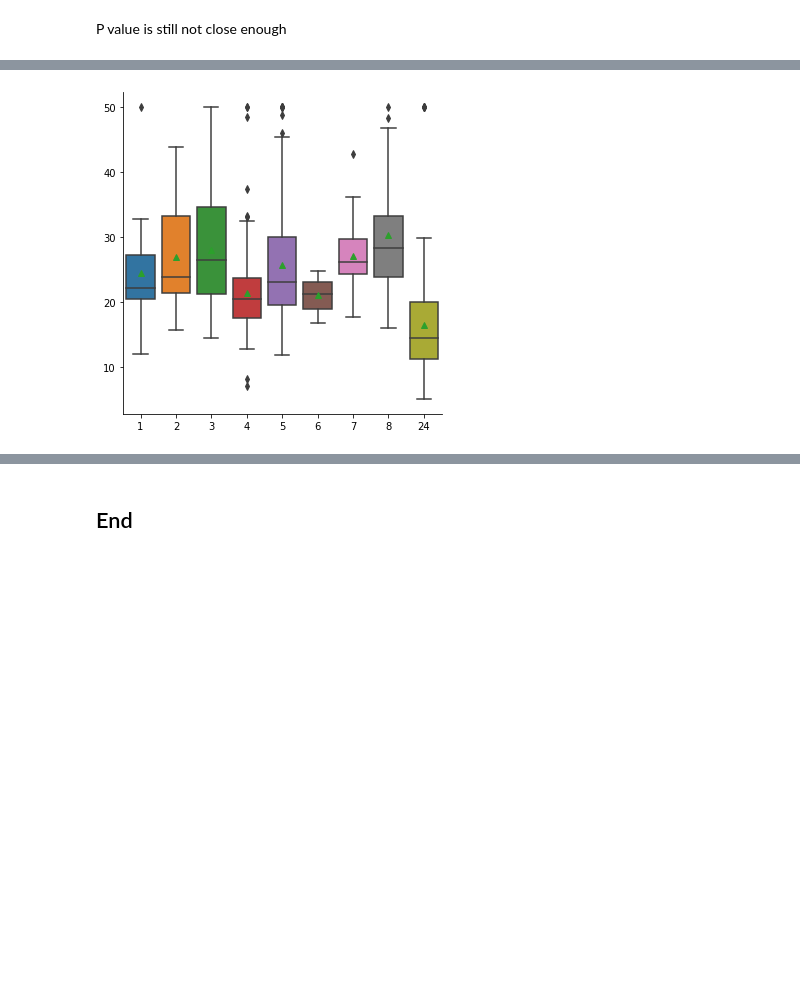
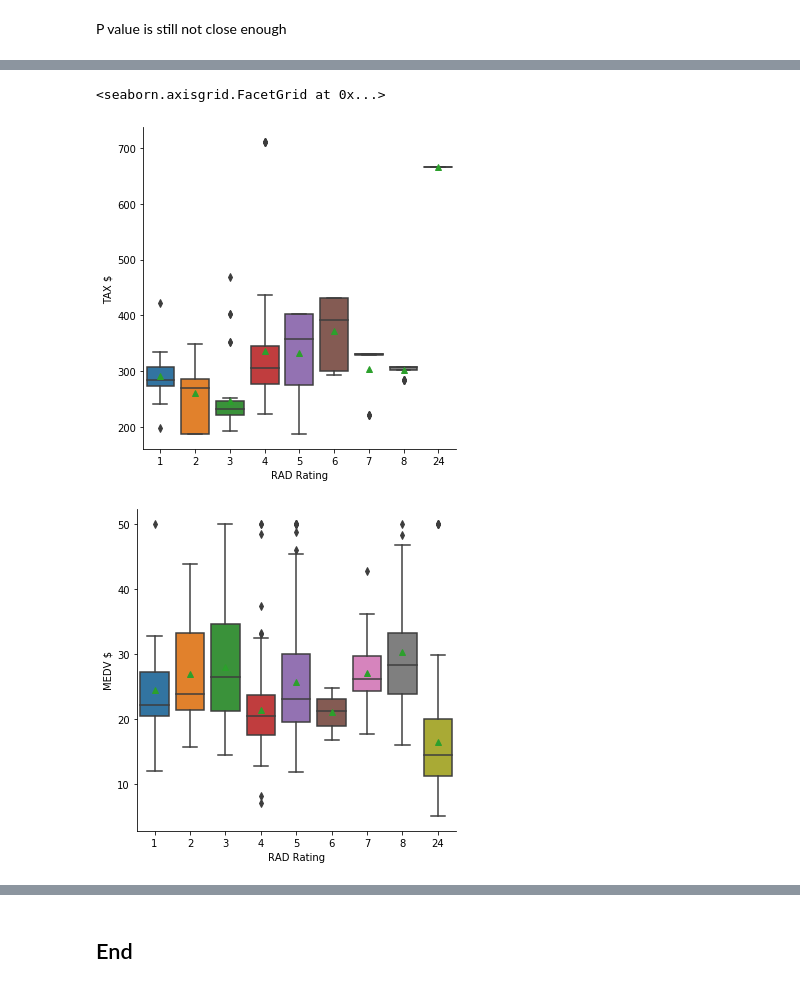
Before and after one commit to eimearbutler7/Sem_4_Machine_Learning_Assessment, a Jupyter notebook: Boston House Prices.ipynb.ipynb, the cells around one changed output, grey strips where cells are left out. Cells and saved outputs as stored; diff of their text form; code cells hidden in the pictures; blank space fills up the shorter version.

```diff
--- a/Boston House Prices.ipynb.ipynb
+++ b/Boston House Prices.ipynb.ipynb
@@ -180,3 +356,0 @@ import keras as kr
-# %%
-df_rad1 = ((df1[df1['RAD'] == "4"]))
-df_rad1
@@ -197,8 +357,8 @@ df_rad1
 # %%
-def rad_impact(rating):
-        df_rad1 = ((df1[df1['RAD'] == str(rating)]))
-        df_rad11 = pd.concat([df['TAX'], df_rad1], axis=1, sort=False)
-        rad_1y = ((df_rad11[df_rad11['RAD'] == True]).drop(['RAD'], axis=1))
+def impact(rating, column_name_string1, column_name_string2, column_name_string_return):
+        df_rad1 = ((df1[df1[column_name_string1] == str(rating)]))
+        df_rad11 = pd.concat([df[column_name_string2], df_rad1], axis=1, sort=False)
+        rad_1y = ((df_rad11[df_rad11[column_name_string1] == True]).drop([column_name_string1], axis=1))
         rad_1y1 = rad_1y.values
         #len_1x = len(rad_1y)
         rad_1x = []
@@ -206,38 +366,49 @@ def rad_impact(rating):
         while i<len(rad_1y):
             i=i+1
             rad_1x.append(rating)
-#        rad_1y['rating'] = rad_1x
-        #plt.plot(rad_1y, rad_1x, 'o')
-        #rad_1y1 = rad_1y.as_matrix(columns=rad_1y.columns[1:])
-        #print(rad_1)
-        return df_rad1['MEDV']
+        return df_rad1[column_name_string_return]
 
 #####################################
 
-#plt.boxplot(rad_impact(1), [1, 1, 1, 1, 1, 1, 1, 1, 1, 1, 1, 1, 1, 1, 1, 1, 1, 1, 1, 1])
-rad_impact(1)
-rad_impact(2)
-rad_impact(3)
-rad_impact(4)
-rad_impact(5)
-rad_impact(6)
-rad_impact(7)
-rad_impact(8)
-rad_impact(24)
+run1 = impact(1, 'RAD', 'TAX', 'TAX')
+run2 = impact(2, 'RAD', 'TAX', 'TAX')
+run3 = impact(3, 'RAD', 'TAX', 'TAX')
+run4 = impact(4, 'RAD', 'TAX', 'TAX')
+run5 = impact(5, 'RAD', 'TAX', 'TAX')
+run6 = impact(6, 'RAD', 'TAX', 'TAX')
+run7 = impact(7, 'RAD', 'TAX', 'TAX')
+run8 = impact(8, 'RAD', 'TAX', 'TAX')
+run9 = impact(24, 'RAD', 'TAX', 'TAX')
+
+#Check point:
 #print(len(rad_impact(24))+len(rad_impact(1))+ len(rad_impact(2))+ len(rad_impact(3))+ len(rad_impact(4))+ len(rad_impact(5))+ len(rad_impact(6))+ len(rad_impact(7))+ len(rad_impact(8)))
 
-radx = pd.concat([rad_impact(1),rad_impact(2), rad_impact(3), rad_impact(4), rad_impact(5), rad_impact(6), rad_impact(7), rad_impact(8), rad_impact(24)], axis=1)
+radx = pd.concat([run1, run2, run3, run4, run5, run6, run7, run8, run9], axis=1)
 radx.columns=("1", "2","3" ,"4" ,"5" ,"6" ,"7" ,"8", "24")
-#radx
 
-sns.catplot(kind="box",data=radx, showmeans=True);
+run10 = impact(1, 'RAD', 'TAX', 'MEDV')
+run11 = impact(2, 'RAD', 'TAX', 'MEDV')
+run12 = impact(3, 'RAD', 'TAX', 'MEDV')
+run13 = impact(4, 'RAD', 'TAX', 'MEDV')
+run14 = impact(5, 'RAD', 'TAX', 'MEDV')
+run15 = impact(6, 'RAD', 'TAX', 'MEDV')
+run16 = impact(7, 'RAD', 'TAX', 'MEDV')
+run17 = impact(8, 'RAD', 'TAX', 'MEDV')
+run18 = impact(24, 'RAD', 'TAX', 'MEDV')
 
-#print(rad_impact(1))
+#Check point:
+#print(len(rad_impact(24))+len(rad_impact(1))+ len(rad_impact(2))+ len(rad_impact(3))+ len(rad_impact(4))+ len(rad_impact(5))+ len(rad_impact(6))+ len(rad_impact(7))+ len(rad_impact(8)))
 
-#plt.boxplot(rad_impact(1))
-
-#chas_f = (df_chas1[df_chas1['CHAS'] == False]).drop(['CHAS'], axis=1)
-#rad_1
+radx_2 = pd.concat([run10, run11, run12, run13, run14, run15, run16, run17, run18], axis=1)
+radx_2.columns=("1", "2","3" ,"4" ,"5" ,"6" ,"7" ,"8", "24")
-# %% [output]
-[figure, removed]
+# %%
+ax = sns.catplot(kind="box",data=radx, showmeans=True)
+ax.set(xlabel='RAD Rating', ylabel='TAX $')
+
+ay = sns.catplot(kind="box",data=radx_2, showmeans=True)
+ay.set(xlabel='RAD Rating', ylabel='MEDV $')
+# %% [output]
+<seaborn.axisgrid.FacetGrid at 0x...>
+[figure, added]
+[figure, added]
 # %%
```
Also changed, not shown: parts of 52 cells of this notebook, 1 other file.
